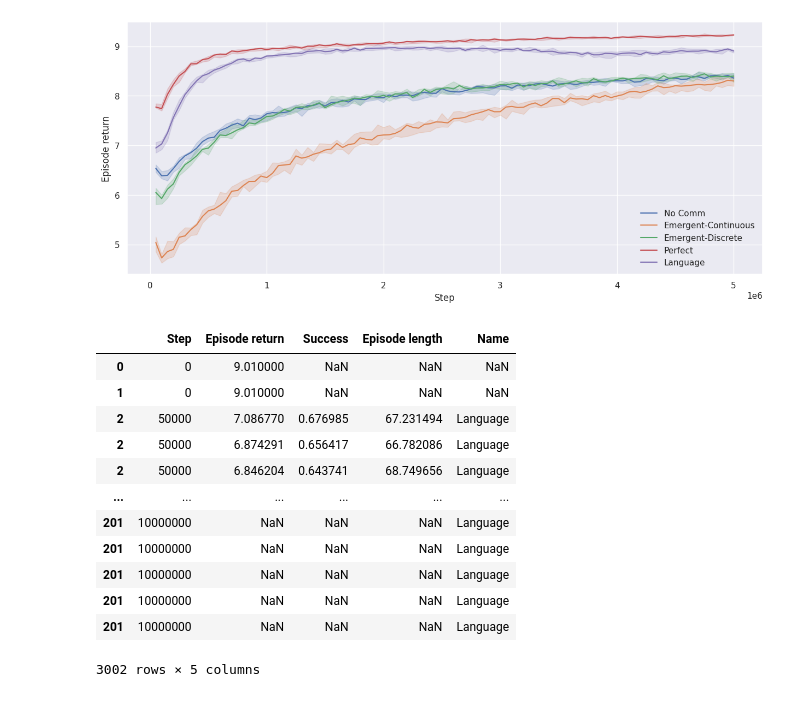
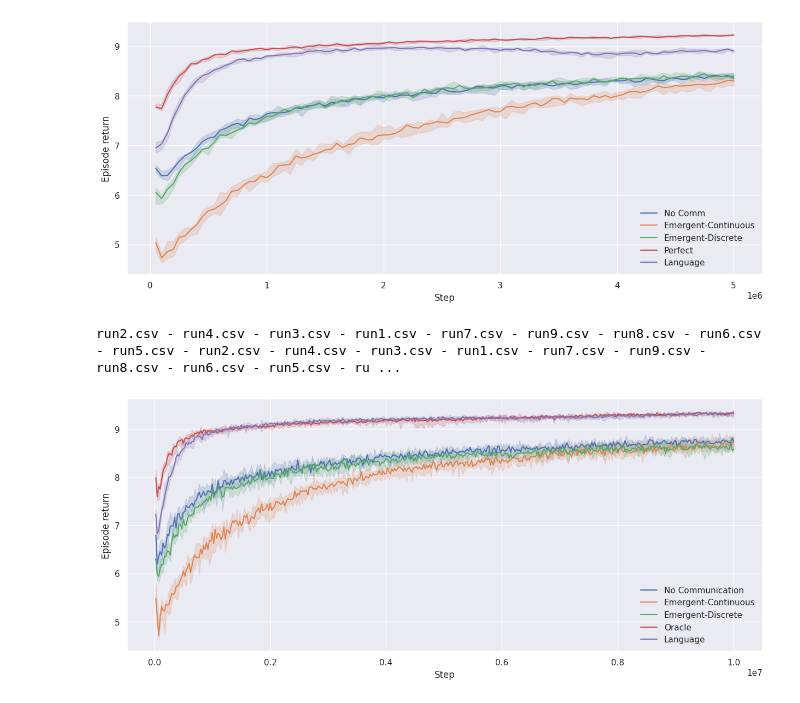
Before and after one commit to Maxtoq/MADRL-PhD-Thesis-Code, a Jupyter notebook: results/LAMARL Graphs.ipynb, the cells around one changed output. Saved outputs shown, nothing was run; the diff lists cells and outputs as text; code cells hidden in the pictures.

```diff
--- a/results/LAMARL Graphs.ipynb
+++ b/results/LAMARL Graphs.ipynb
@@ -542,19 +544,30 @@ add_init_perf()
 plot_runs([noc_ad15, ec_ad15, ed_ad15, perf_ad15, lang_ad15], y="Episode return", estim="median", err=("ci", 95))
 # %% [output]
 [figure]
+# %%
+perf_ad15 = load_mov_avg(
+    "../models/magym_PredPrey_new/Ad_9o5SA_15o5_perf/train_data/",
+    "Oracle",
+    25000)
+lang_ad15 = load_mov_avg(
+    "../models/magym_PredPrey_new/Ad_9o5SA_15o5_langsup/train_data/",
+    "Language",
+    25000)
+ec_ad15 = load_mov_avg(
+     "../models/magym_PredPrey_new/Ad_9o5SA_15o5_ec2/train_data/",
+     "Emergent-Continuous",
+     25000)
+ed_ad15 = load_mov_avg(
+    "../models/magym_PredPrey_new/Ad_9o5SA_15o5_edl/train_data/",
+    "Emergent-Discrete",
+    25000)
+noc_ad15 = load_mov_avg(
+    "../models/magym_PredPrey_new/Ad_9o5SA_15o5_noc/train_data/",
+    "No Communication",
+    25000)
+# %% [output]
+run2.csv - run4.csv - run3.csv - run1.csv - run7.csv - run9.csv - run8.csv - run6.csv - run5.csv - run2.csv - run4.csv - run3.csv - run1.csv - run7.csv - run9.csv - run8.csv - run6.csv - run5.csv - ru ...
 # %%
-lang_ad15
+plot_runs([noc_ad15, ec_ad15, ed_ad15, perf_ad15, lang_ad15], y="Episode return", estim="median", err=("ci", 95))
 # %% [output]
-|  | Step | Episode return | Success | Episode length | Name |
-| 0 | 0 | 9.010000 | NaN | NaN | NaN |
-| 1 | 0 | 9.010000 | NaN | NaN | NaN |
-| 2 | 50000 | 7.086770 | 0.676985 | 67.231494 | Language |
-| 2 | 50000 | 6.874291 | 0.656417 | 66.782086 | Language |
-| 2 | 50000 | 6.846204 | 0.643741 | 68.749656 | Language |
-| ... | ... | ... | ... | ... | ... |
-| 201 | 10000000 | NaN | NaN | NaN | Language |
-| 201 | 10000000 | NaN | NaN | NaN | Language |
-| 201 | 10000000 | NaN | NaN | NaN | Language |
-| 201 | 10000000 | NaN | NaN | NaN | Language |
-| 201 | 10000000 | NaN | NaN | NaN | Language |
-3002 rows × 5 columns
+[figure, added]
```
Also changed, not shown: parts of 13 cells of this notebook, 14 other files.
